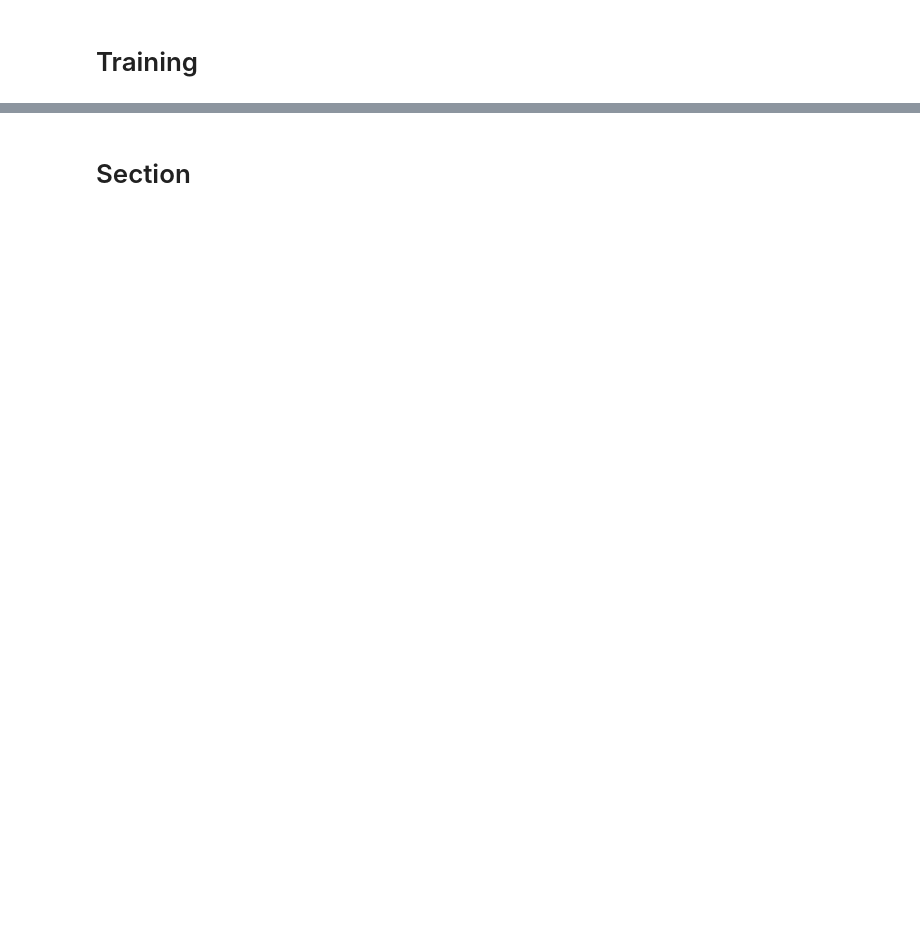
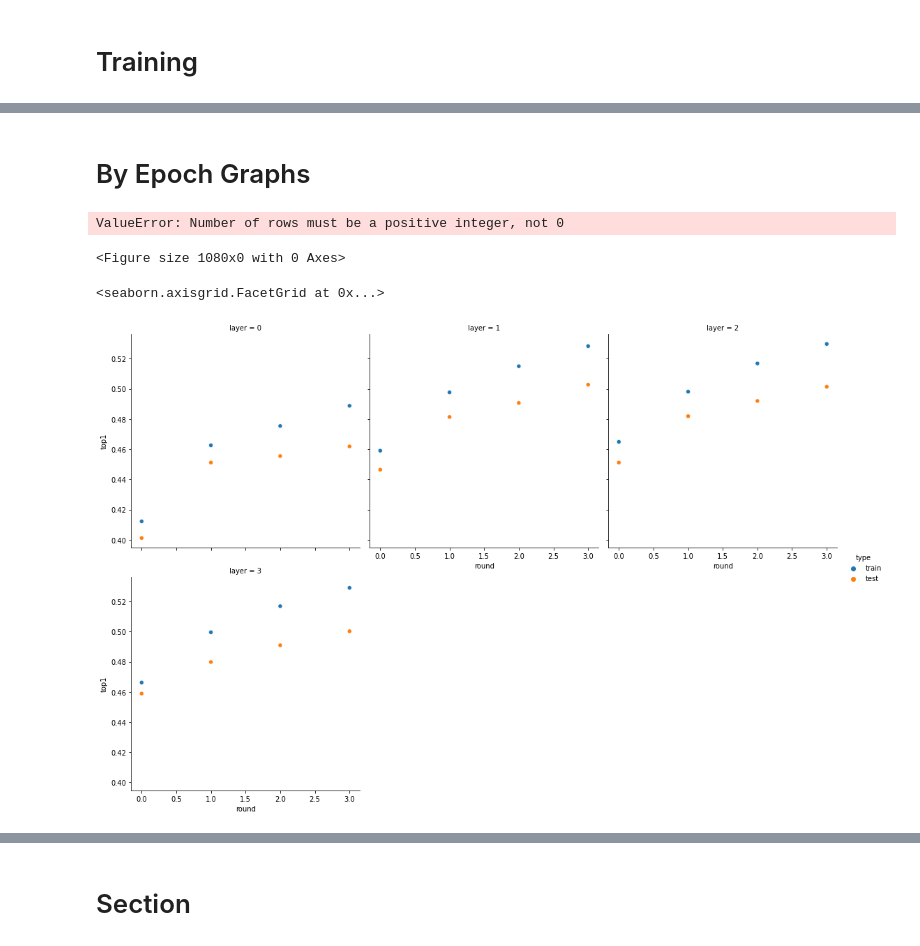
Before and after one commit to ehansen247/layerwise-nn-optimization, a Jupyter notebook: ProjectCodeRemote.ipynb, the cells around one changed output, grey strips where cells are left out. Cells and saved outputs as stored; diff of their text form; code cells hidden in the pictures; blank space fills up the shorter version.

```diff
--- a/ProjectCodeRemote.ipynb
+++ b/ProjectCodeRemote.ipynb
@@ -34,7 +34,8 @@ import pandas as pd
 import numpy as np
 import matplotlib.pyplot as plt
 # %%
-workdir = '/Users/erichansen/Desktop/Classes/9.520/project/'
+# workdir = '/Users/erichansen/Desktop/Classes/9.520/project/'
+workdir = './'
 # %% [markdown]
 # Config
 # %%
@@ -308,0 +348,28 @@ def full_backprop_training(model):
+# %%
+all_df = helper.get_results_files(workdir + 'results/', '2022-12-09-04-17', '2022-12-09-05-10')
+# %% [markdown]
+# By Epoch Graphs
+# %%
+sns.relplot(
+    data=all_df[(all_df['model_strategy'] == 'CNN_layerwise') & (all_df['layer'] == all_df['layer'].max())],
+    x='epoch',
+    y='loss',
+    hue='type',
+    col='round',
+    col_wrap=3
+)
+# %% [output]
+ValueError: Number of rows must be a positive integer, not 0
+<Figure size 1080x0 with 0 Axes>
+# %%
+sns.relplot(
+    data=all_df[(all_df['model_strategy'] == 'MLP_layerwise') & (all_df['epoch'] == all_df['epoch'].max())],
+    x='round',
+    y='top1',
+    hue='type',
+    col='layer',
+    col_wrap=3
+)
+# %% [output]
+<seaborn.axisgrid.FacetGrid at 0x...>
+[figure, added]
```
Also changed, not shown: parts of 25 cells of this notebook, 50 other files.
